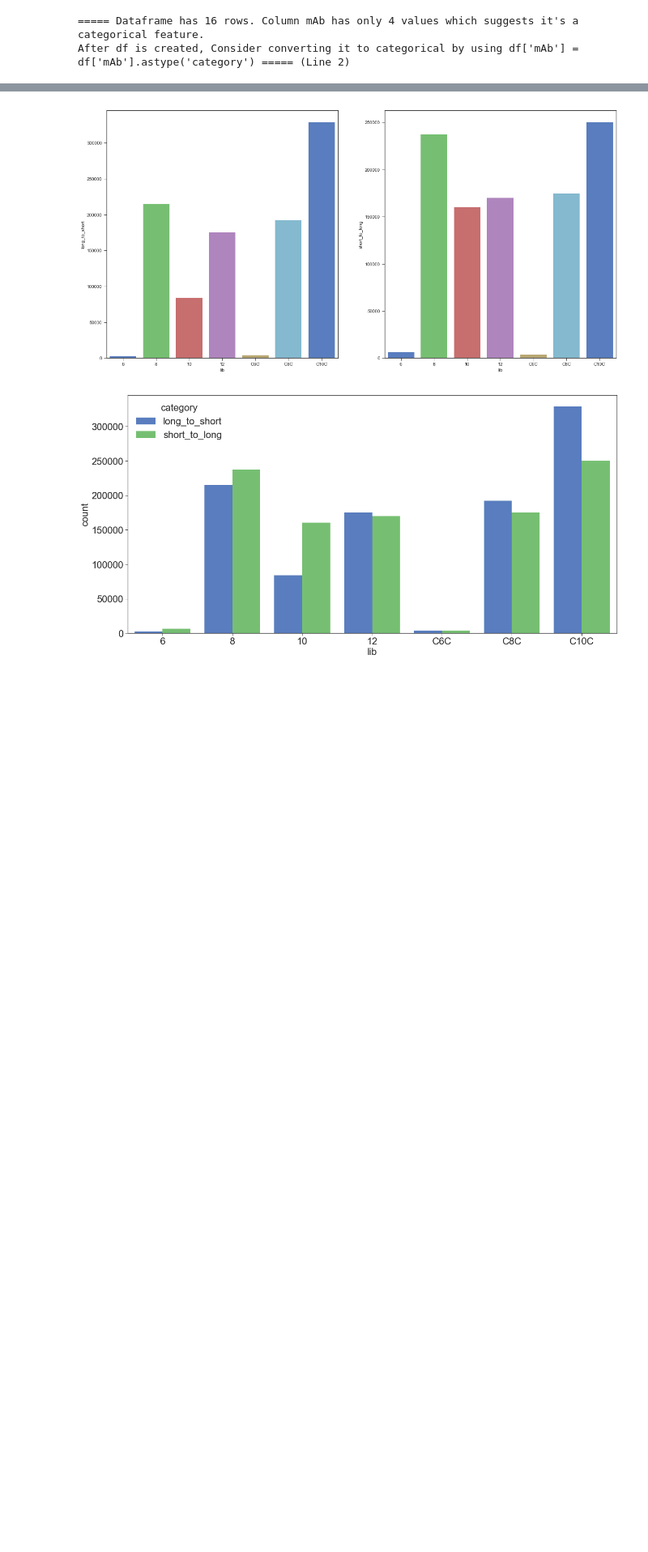
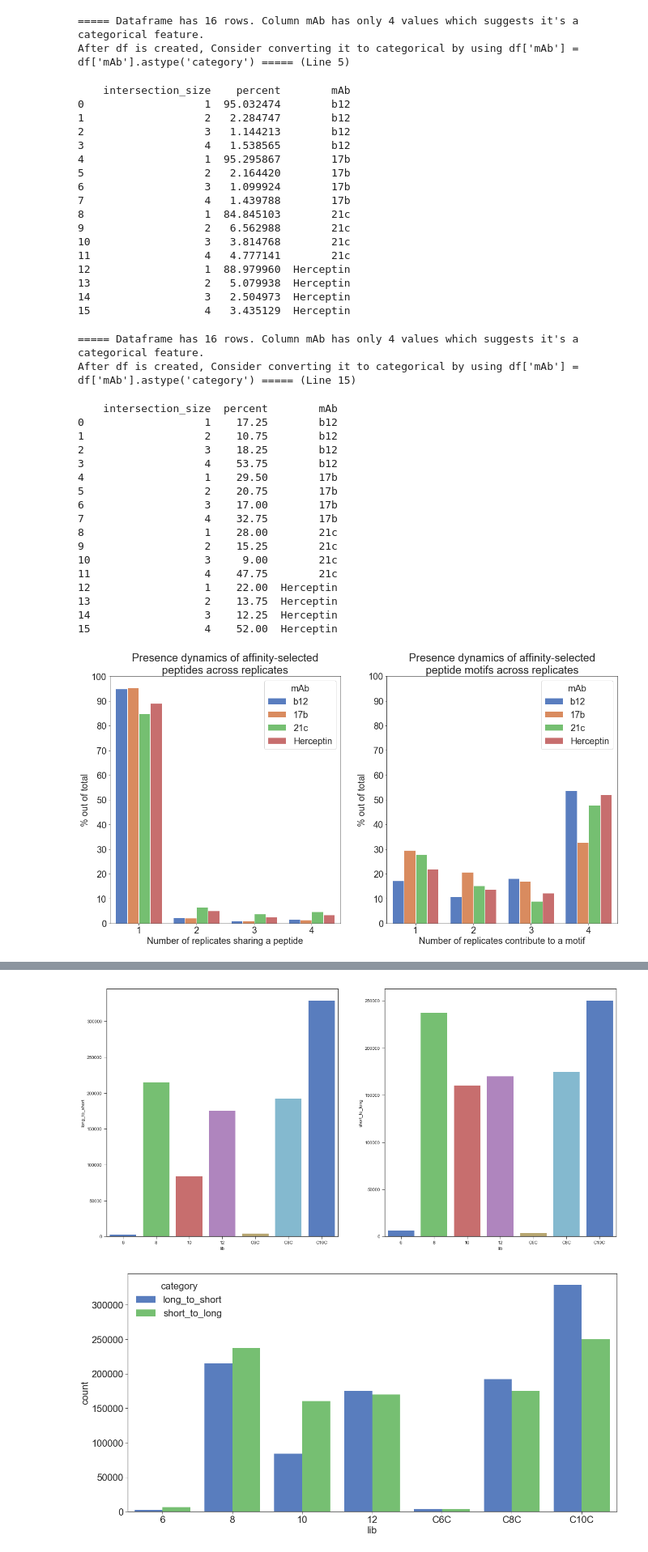
Before and after one commit to orenavram/IgomeProfiling, a Jupyter notebook: post_analysis/figures.ipynb, the cells around one changed output, grey strips where cells are left out. Shown: that part at 81% size. Drawn from its saved outputs; the diff is of its cells as text; code cells hidden in the pictures; blank space fills up the shorter version.

Commit message:
Updating figures notebook (Elisa heatmap)

```diff
--- a/post_analysis/figures.ipynb
+++ b/post_analysis/figures.ipynb
@@ -89,12 +20,67 @@ After df is created, Consider converting it to categorical by using df['mAb'] =
 # %%
-data_prefix = '/Users/Oren/Dropbox/Projects/gershoni/IgOmeProfiling/exp12/motifs_intersection'
-df = pd.read_csv(f'{data_prefix}.txt', delimiter='\t')
-plt.figure()
-ax = sns.barplot(data=df, x="intersection_size", y="percent", hue="mAb", palette="muted")
-ax.set_title('Motifs presence dynamics across replicates')
-ax.set_xlabel('Number of replicates contribute to a motif')
-ax.set_ylabel('% out of total')
-ax.set_yticks(range(0,101,10))
+peptides_data_prefix = '/Users/Oren/Dropbox/Projects/gershoni/IgOmeProfiling/sharedness/peptides_intersection'
+
+f, (ax0, ax1) = plt.subplots(1, 2, figsize=(20,10))
+
+df = pd.read_csv(f'{peptides_data_prefix}.txt', delimiter='\t')
+# print(df)
+sns.barplot(data=df, ax=ax0, x="intersection_size", y="percent", hue="mAb", palette="muted")
+ax0.set_title('Presence dynamics of affinity-selected\npeptides across replicates')  # (unique)
+ax0.set_xlabel('Number of replicates sharing a peptide')
+ax0.set_ylabel('% out of total')
+ax0.set_yticks(range(0,101,10))
 sns.set_style("ticks")
-plt.savefig(f'{data_prefix}.png', dpi=1000)
+
+motifs_data_prefix = peptides_data_prefix.replace('peptides_intersection', 'motifs_intersection')
+df = pd.read_csv(f'{motifs_data_prefix}.txt', delimiter='\t')
+# print(df)
+sns.barplot(data=df, ax=ax1, x="intersection_size", y="percent", hue="mAb", palette="muted")
+ax1.set_title('Presence dynamics of affinity-selected\npeptide motifs across replicates')
+ax1.set_xlabel('Number of replicates contribute to a motif')
+ax1.set_ylabel('% out of total')
+ax1.set_yticks(range(0,101,10))
+sns.set_style("ticks")
+
+plt.rcParams.update({'font.size': 20})
+plt.savefig(f'{os.path.split(motifs_data_prefix)[0]}/sharedness.png', bbox_inches="tight", dpi=1000)
 plt.show()
+# %% [output]
+===== Dataframe has 16 rows. Column mAb has only 4 values which suggests it's a categorical feature.
+After df is created, Consider converting it to categorical by using df['mAb'] = df['mAb'].astype('category') ===== (Line 5)
+    intersection_size    percent        mAb
+0                   1  95.032474        b12
+1                   2   2.284747        b12
+2                   3   1.144213        b12
+3                   4   1.538565        b12
+4                   1  95.295867        17b
+5                   2   2.164420        17b
+6                   3   1.099924        17b
+7                   4   1.439788        17b
+8                   1  84.845103        21c
+9                   2   6.562988        21c
+10                  3   3.814768        21c
+11                  4   4.777141        21c
+12                  1  88.979960  Herceptin
+13                  2   5.079938  Herceptin
+14                  3   2.504973  Herceptin
+15                  4   3.435129  Herceptin
+===== Dataframe has 16 rows. Column mAb has only 4 values which suggests it's a categorical feature.
+After df is created, Consider converting it to categorical by using df['mAb'] = df['mAb'].astype('category') ===== (Line 15)
+    intersection_size  percent        mAb
+0                   1    17.25        b12
+1                   2    10.75        b12
+2                   3    18.25        b12
+3                   4    53.75        b12
+4                   1    29.50        17b
+5                   2    20.75        17b
+6                   3    17.00        17b
+7                   4    32.75        17b
+8                   1    28.00        21c
+9                   2    15.25        21c
+10                  3     9.00        21c
+11                  4    47.75        21c
+12                  1    22.00  Herceptin
+13                  2    13.75  Herceptin
+14                  3    12.25  Herceptin
+15                  4    52.00  Herceptin
+[figure, added]
@@ -104,6 +86,0 @@ df.to_csv('/Users/Oren/Dropbox/Projects/gershoni/IgOmeProfiling/exp12/motifs_int
-# %%
-data_prefix = '/Users/Oren/Dropbox/Projects/gershoni/IgOmeProfiling/exp12/peptides_intersection'
-df = pd.read_csv(f'{data_prefix}.txt', delimiter='\t')
-# %% [output]
-===== Dataframe has 16 rows. Column mAb has only 4 values which suggests it's a categorical feature.
-After df is created, Consider converting it to categorical by using df['mAb'] = df['mAb'].astype('category') ===== (Line 2)
```
Also changed, not shown: parts of 14 cells of this notebook.
